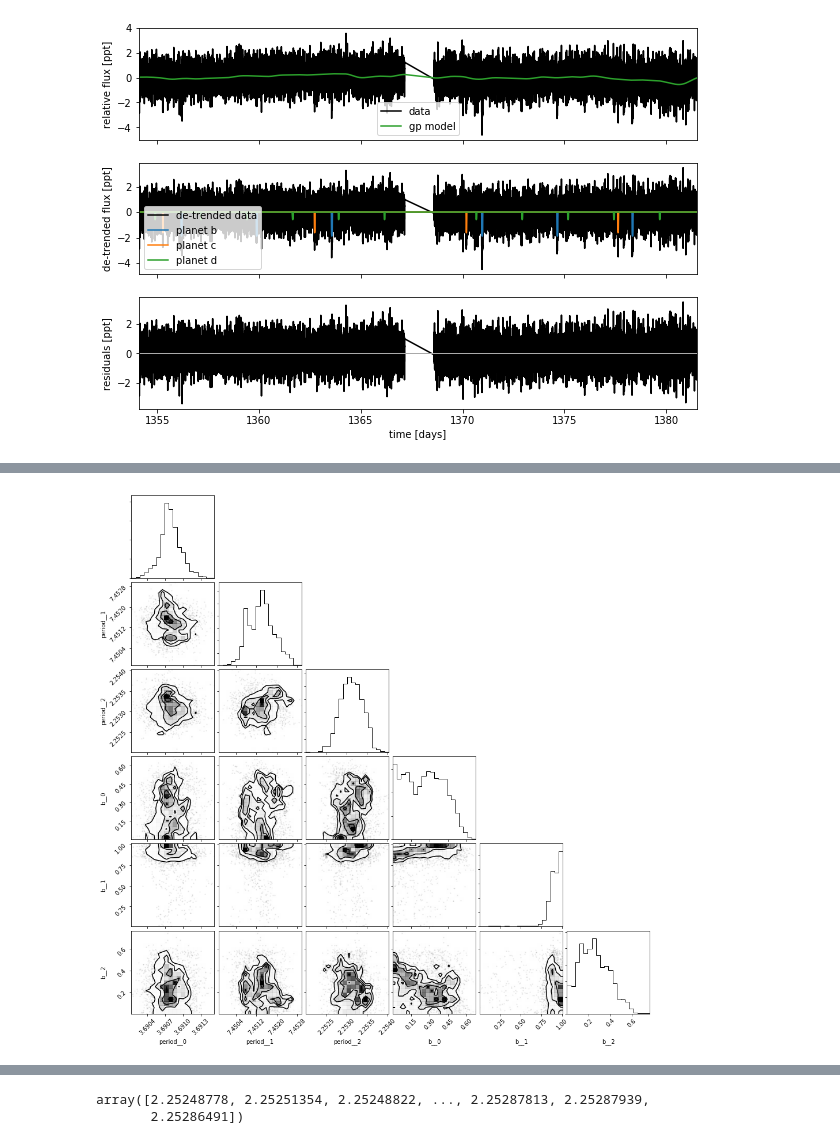
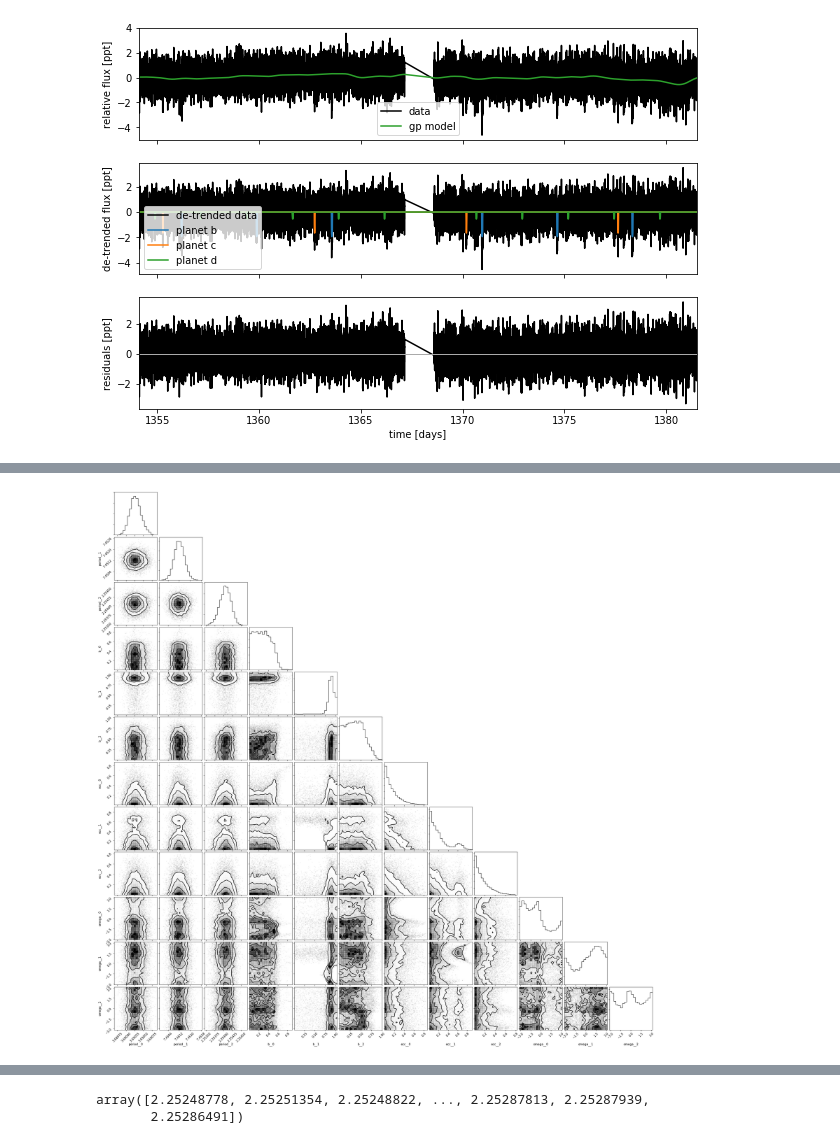
Before and after one commit to mrtommyb/l98-59-transitmodel, a Jupyter notebook: code/exoplanet-test.ipynb, the cells around one changed output, grey strips where cells are left out. Saved outputs shown, nothing was run; the diff lists cells and outputs as text; code cells hidden in the pictures.

```diff
--- a/code/exoplanet-test.ipynb
+++ b/code/exoplanet-test.ipynb
@@ -195,18 +195,19 @@ def build_model(mask=None, start=None, savelc=False):
     with pm.Model() as model:
 
         # Parameters for the stellar properties
-        mean = pm.Normal("mean", mu=0.0, sd=5.0)
+        mean = pm.Normal("mean", mu=0.0, sd=10.0)
         u_star = xo.distributions.QuadLimbDark("u_star",
                                               testval=np.array([0.3, 0.2]))
 
         # Stellar parameters from Kostov et al (2018)
         R_star_kostov = 0.291, 0.025
 #         M_star_kostov = 0.32, 0.025
-        Rho_star_kostov = 18.0, 3.0
+        Rho_star_kostov = 18.0
 #         m_star = pm.Normal("m_star", mu=M_star_kostov[0], sd=M_star_kostov[1])
         r_star = pm.Normal("r_star", mu=R_star_kostov[0], sd=R_star_kostov[1])
 
-        rho_star = pm.Normal("rho_star", mu=Rho_star_kostov[0], sd=Rho_star_kostov[1])
+        logrho_star = pm.Normal("logrho_star", mu=np.log(Rho_star_kostov), sd=0.3)
+        rho_star = pm.Deterministic("rho_star", tt.exp(logrho_star))
 
         # Prior to require physical parameters
 #         pm.Potential("m_star_prior", tt.switch(m_star > 0, 0, -np.inf))
@@ -220,7 +221,7 @@ def build_model(mask=None, start=None, savelc=False):
         logror = pm.Normal("logror", mu=np.log(np.sqrt(1e-3)*np.sqrt(bls_depths)),
                            sd=1, shape=3)
         ror = pm.Deterministic("r", tt.exp(logror))
-        b_param = pm.Uniform("b_param", lower=0, upper=1, shape=3)
+        b_param = pm.Uniform("b_param", lower=0, upper=1, shape=3, testval=[0.1,0.9,0.1])
         b = pm.Deterministic("b", b_param * (1 + ror))
 #         ror, b = xo.distributions.get_joint_radius_impact(
 #             min_radius=0.01, max_radius=0.3,
@@ -235,7 +236,8 @@ def build_model(mask=None, start=None, savelc=False):
 #         ecc = pm.Deterministic("ecc",  (sqesinw * sqesinw) +  (sqecosw * sqecosw))
 #         omega = pm.Deterministic("omega",  tt.arctan(sqesinw / sqecosw))
 
-        ecc = pm.Bound(pm.Beta, lower=0.0, upper=0.99)("ecc", alpha=0.867, beta=3.03, testval=[0.01,0.01,0.01], shape=3)
+        ecc = pm.Bound(pm.Beta, lower=0.0, upper=0.99)("ecc", alpha=0.867, beta=3.03,
+                                                       testval=[0.01,0.01,0.01], shape=3)
         omega = xo.distributions.Angle("omega", shape=3)
 
 
@@ -251,7 +253,8 @@ def build_model(mask=None, start=None, savelc=False):
 
         # Tracking planet parameters
         period = pm.Deterministic("period", tt.exp(logP))
-        r_pl = pm.Deterministic("r_pl", r_star * ror / 0.009155)
+        r_pl = pm.Deterministic("r_pl", (r_star * ror))
+        r_ple = pm.Deterministic("r_ple", (r_star * ror / 0.009155))
 
         # Orbit model
         orbit = xo.orbits.KeplerianOrbit(
@@ -261,14 +264,15 @@ def build_model(mask=None, start=None, savelc=False):
             rho_star=rho_star)
 
         a = pm.Deterministic("a", orbit.a)
+        pm.Potential("ecc_prior", tt.switch((ecc < 1 - (1/a)), 0, -np.inf))
 #         pm.Deterministic("rho_star", orbit.rho_star)
-        pm.Potential("ecc_prior", tt.switch((ecc < 1 - (1/a)), 0, -np.inf))
 #         pm.Potential("ecc_prior2", tt.switch(ecc > 0, 0, -np.inf))
 
         # Compute the model light curve using starry
         light_curves = xo.StarryLightCurve(u_star, r_star=r_star).get_light_curve(
             orbit=orbit, r=r_pl, t=x[mask], texp=texp)*1e3
         light_curve = pm.math.sum(light_curves, axis=-1)
+
         if savelc:
             pm.Deterministic("light_curve", light_curve)
             model.light_curves = light_curves
@@ -330,7 +334,7 @@ plot_light_curve(model0, map_soln0);
 mod = map_soln0["gp_pred"] + map_soln0["mean"] + map_soln0["light_curve"]
 resid = y - mod
 rms = np.sqrt(np.median(resid**2))
-mask = np.abs(resid) < 5 * rms
+mask = np.abs(resid) < 4.5 * rms
 
 plt.figure(figsize=(10, 5))
 plt.plot(x, resid, "k", label="data")
@@ -347,10 +351,10 @@ map_soln0.pop('light_curve')
 model, map_soln = build_model(mask, map_soln0)
 # # plot_light_curve(map_soln, mask);
 # %%
-np.random.seed(42)
-sampler = xo.PyMC3Sampler(window=100, start=500, finish=200)
+# np.random.seed(42)
+sampler = xo.PyMC3Sampler(window=200, start=500, finish=500)
 with model:
-    burnin = sampler.tune(tune=10000, start=map_soln, step_kwargs=dict(target_accept=0.9), cores=6)
+    burnin = sampler.tune(tune=3000, start=map_soln, step_kwargs=dict(target_accept=0.9))
 # %%
 with model:
-    trace = sampler.sample(draws=2000)
+    trace = sampler.sample(draws=3000,)
@@ -362,10 +387,10 @@ NameError: name 'trace' is not defined
 # %%
 import corner
-varnames = ["period", "b"]
+varnames = ["period", "b", "ecc", "omega"]
 samples = pm.trace_to_dataframe(trace, varnames=varnames)
 corner.corner(samples);
 # %% [output]
-[figure, old version]
+[figure, new version]
 # %%
 fig, axes = plt.subplots(3, 1, figsize=[7,13])
 
```
Also changed, not shown: parts of 16 cells of this notebook, 2 other files.
